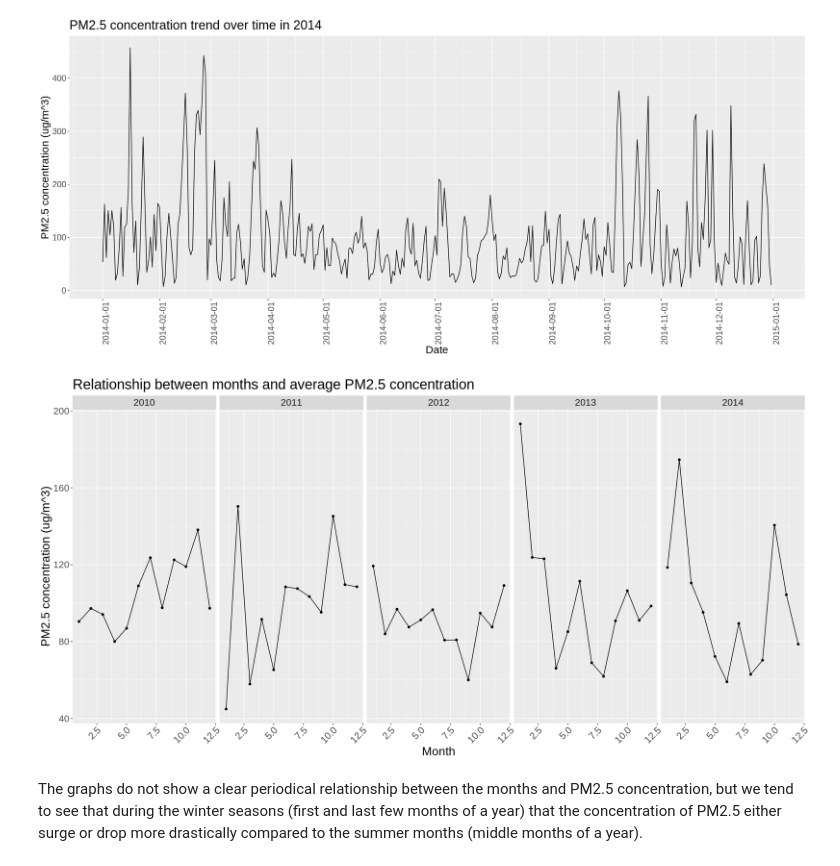
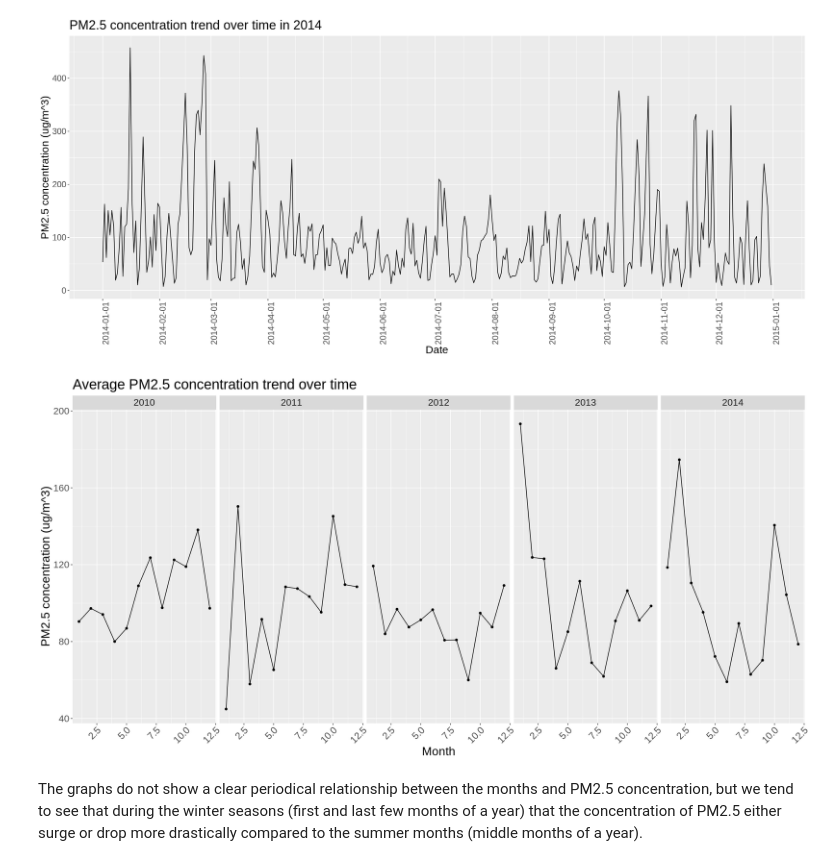
Before and after one commit to Nick-2003/DSCI-100-Group-6-Project, a Jupyter notebook: dsci100 visualize data project.ipynb, the cells around one changed output. Drawn from its saved outputs; the diff is of its cells as text; code cells hidden in the pictures.

```diff
--- a/dsci100 visualize data project.ipynb
+++ b/dsci100 visualize data project.ipynb
@@ -498,19 +554,19 @@ pm2.5_time_2014_plot
 # %%
 set.seed(9999)
 options(repr.plot.width = 18, repr.plot.height = 9)
 pm2.5_avg_plot <- pollute_avg %>%
     ggplot(aes(x = month, y = pm2.5_avg)) +
     geom_line() +
     geom_point() +
-    ggtitle("Relationship between months and average PM2.5 concentration") +
+    ggtitle("Average PM2.5 concentration trend over time") +
     labs(x = "Month",y = "PM2.5 concentration (ug/m^3)") +
     facet_grid(.~ year) +
     theme(axis.text.x = element_text(angle = 45, hjust = 1),
          strip.text.y.left = element_text(angle = 0),
          text = element_text(size = 20))
 pm2.5_avg_plot
 # %% [output]
-[figure, old version]
+[figure, new version]
 # %% [markdown]
 The graphs do not show a clear periodical relationship between the months and PM2.5 concentration, but we tend to see that during the winter seasons (first and last few months of a year) that the concentration of PM2.5 either surge or drop more drastically compared to the summer months (middle months of a year).
 # %% [markdown]
```
Also changed, not shown: parts of 17 cells of this notebook.
